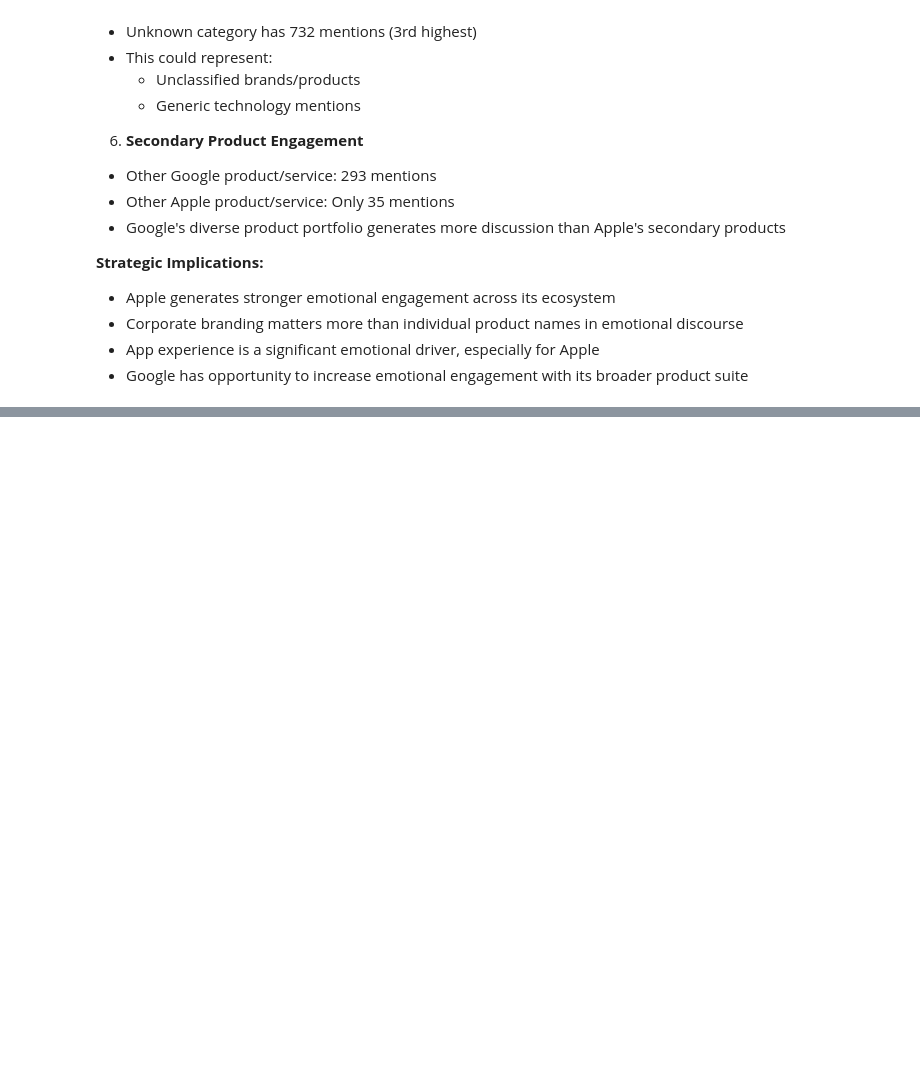
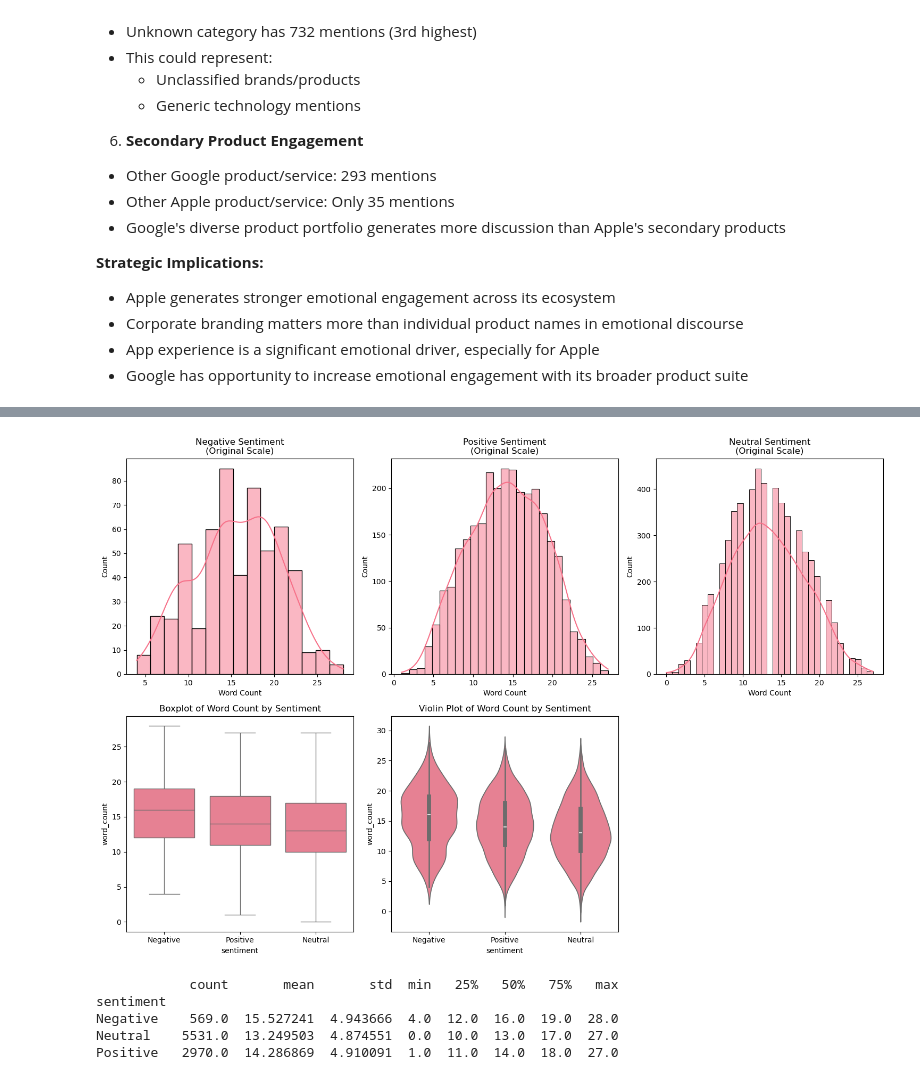
Before and after one commit to rmasawa/A-Comparative-Analysis-of-Public-Sentiment-on-Twitter-towards-Apple-and-Google-Products-using-NLP, a Jupyter notebook: Index.ipynb, the cells around one changed output, grey strips where cells are left out. Saved outputs shown, nothing was run; the diff lists cells and outputs as text; code cells hidden in the pictures; blank space fills up the shorter version.

```diff
--- a/Index.ipynb
+++ b/Index.ipynb
@@ -499,0 +592,39 @@ Name: count, dtype: int64
+# %%
+# Create a new feature for text length
+df['text_length'] = df['cleaned_text'].apply(len)
+df['word_count'] = df['cleaned_text'].apply(lambda x: len(x.split()))
+
+
+# Create a figure with subplots
+fig, axes = plt.subplots(2, 3, figsize=(15, 10))
+
+# Plot Histograms with KDE
+for i, sentiment in enumerate(df['sentiment'].unique()):
+    subset = df[df['sentiment'] == sentiment]
+    sns.histplot(subset['word_count'], kde=True, ax=axes[0, i])
+    axes[0, i].set_title(f'{sentiment} Sentiment\n(Original Scale)')
+    axes[0, i].set_xlabel('Word Count')
+
+# Plot Boxplots
+sns.boxplot(x='sentiment', y='word_count', data=df, ax=axes[1, 0])
+axes[1, 0].set_title('Boxplot of Word Count by Sentiment')
+
+# Plot Violin plots (shows the distribution shape like a KDE)
+sns.violinplot(x='sentiment', y='word_count', data=df, ax=axes[1, 1])
+axes[1, 1].set_title('Violin Plot of Word Count by Sentiment')
+
+# Hide the empty subplot
+axes[1, 2].set_visible(False)
+
+plt.tight_layout()
+plt.show()
+
+#Statistical summary
+print(df.groupby('sentiment')['word_count'].describe())
+# %% [output]
+[figure, added]
+            count       mean       std  min   25%   50%   75%   max
+sentiment
+Negative    569.0  15.527241  4.943666  4.0  12.0  16.0  19.0  28.0
+Neutral    5531.0  13.249503  4.874551  0.0  10.0  13.0  17.0  27.0
+Positive   2970.0  14.286869  4.910091  1.0  11.0  14.0  18.0  27.0
```
Also changed, not shown: parts of 10 cells of this notebook.
